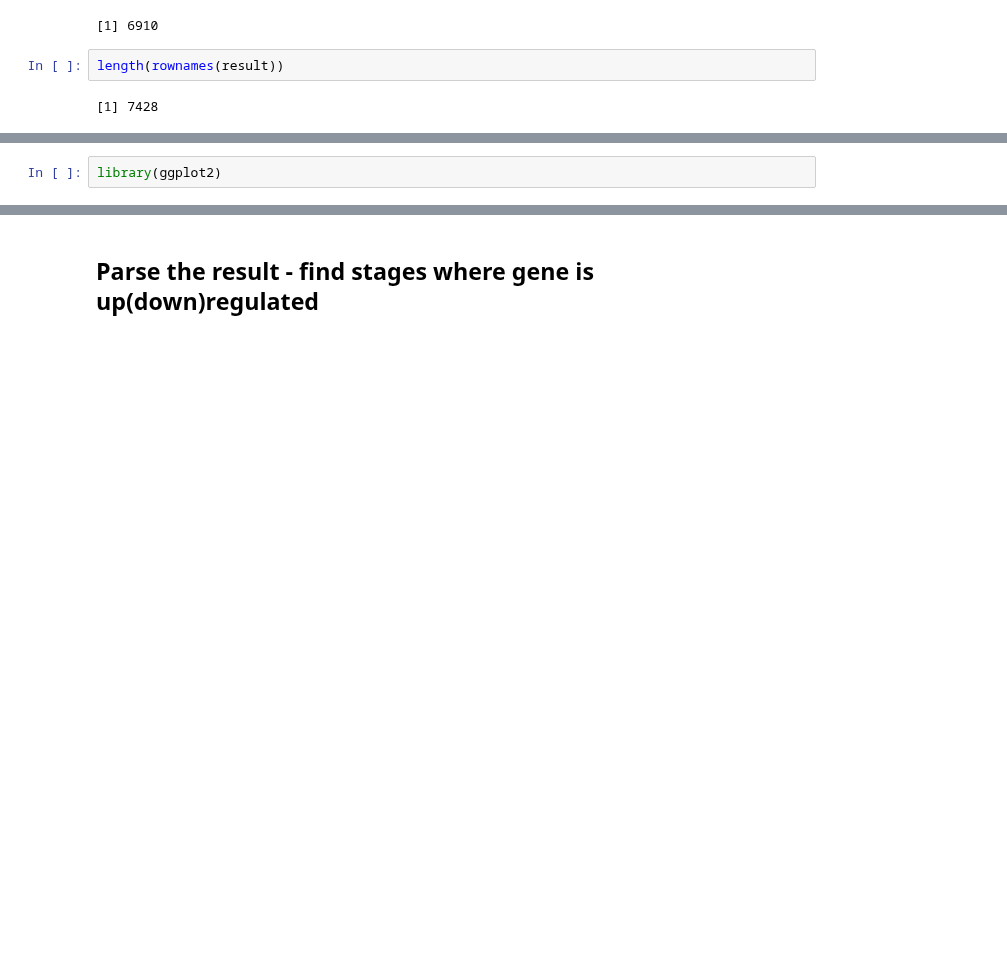
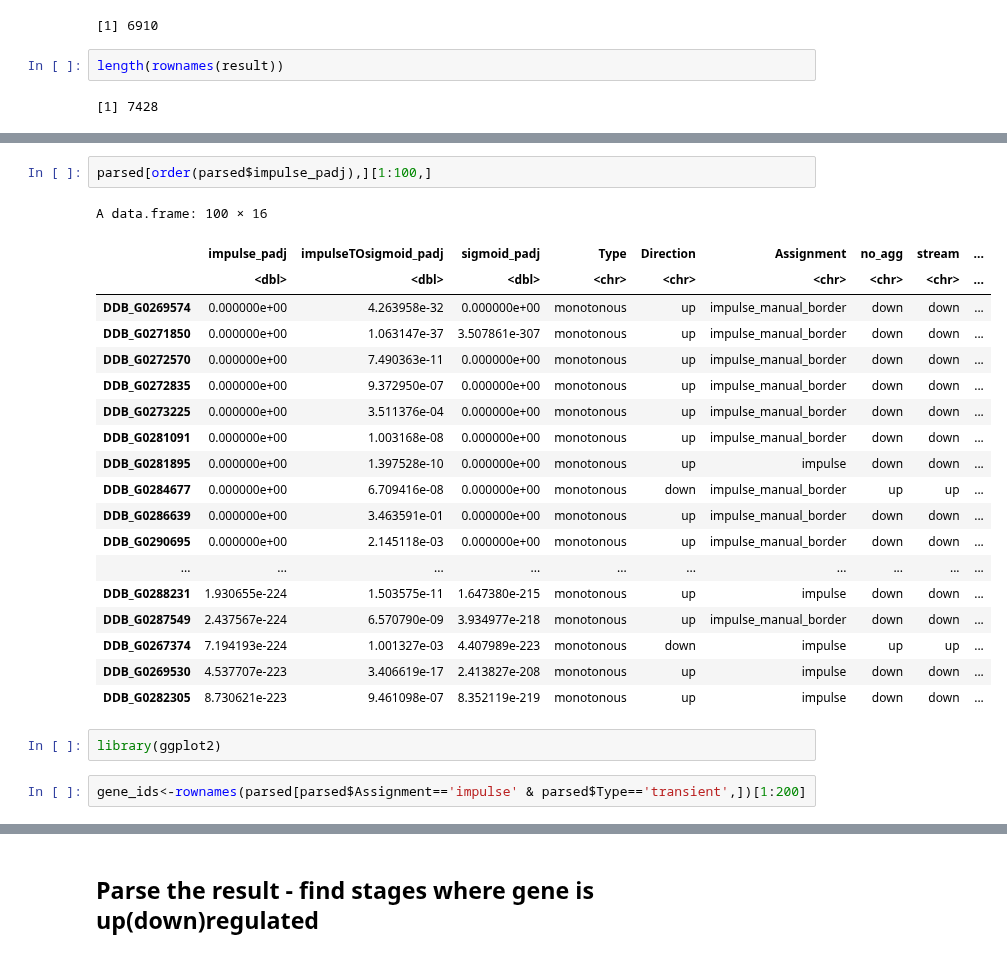
Before and after one commit to biolab/baylor-dicty, a Jupyter notebook: stages_DE/impulse_stages.R.ipynb, the cells around one changed output, grey strips where cells are left out. Cells and saved outputs as stored; diff of their text form; blank space fills up the shorter version.

```diff
--- a/stages_DE/impulse_stages.R.ipynb
+++ b/stages_DE/impulse_stages.R.ipynb
@@ -142,3 +215,27 @@ length(rownames(result))
+# %%
+parsed[order(parsed$impulse_padj),][1:100,]
+# %% [output]
+A data.frame: 100 × 16
+|  | impulse_padj | impulseTOsigmoid_padj | sigmoid_padj | Type | Direction | Assignment | no_agg | stream | ... |
+|  | <dbl> | <dbl> | <dbl> | <chr> | <chr> | <chr> | <chr> | <chr> | ... |
+| DDB_G0269574 | 0.000000e+00 | 4.263958e-32 | 0.000000e+00 | monotonous | up | impulse_manual_border | down | down | ... |
+| DDB_G0271850 | 0.000000e+00 | 1.063147e-37 | 3.507861e-307 | monotonous | up | impulse_manual_border | down | down | ... |
+| DDB_G0272570 | 0.000000e+00 | 7.490363e-11 | 0.000000e+00 | monotonous | up | impulse_manual_border | down | down | ... |
+| DDB_G0272835 | 0.000000e+00 | 9.372950e-07 | 0.000000e+00 | monotonous | up | impulse_manual_border | down | down | ... |
+| DDB_G0273225 | 0.000000e+00 | 3.511376e-04 | 0.000000e+00 | monotonous | up | impulse_manual_border | down | down | ... |
+| DDB_G0281091 | 0.000000e+00 | 1.003168e-08 | 0.000000e+00 | monotonous | up | impulse_manual_border | down | down | ... |
+| DDB_G0281895 | 0.000000e+00 | 1.397528e-10 | 0.000000e+00 | monotonous | up | impulse | down | down | ... |
+| DDB_G0284677 | 0.000000e+00 | 6.709416e-08 | 0.000000e+00 | monotonous | down | impulse_manual_border | up | up | ... |
+| DDB_G0286639 | 0.000000e+00 | 3.463591e-01 | 0.000000e+00 | monotonous | up | impulse_manual_border | down | down | ... |
+| DDB_G0290695 | 0.000000e+00 | 2.145118e-03 | 0.000000e+00 | monotonous | up | impulse_manual_border | down | down | ... |
+| ... | ... | ... | ... | ... | ... | ... | ... | ... | ... |
+| DDB_G0288231 | 1.930655e-224 | 1.503575e-11 | 1.647380e-215 | monotonous | up | impulse | down | down | ... |
+| DDB_G0287549 | 2.437567e-224 | 6.570790e-09 | 3.934977e-218 | monotonous | up | impulse_manual_border | down | down | ... |
+| DDB_G0267374 | 7.194193e-224 | 1.001327e-03 | 4.407989e-223 | monotonous | down | impulse | up | up | ... |
+| DDB_G0269530 | 4.537707e-223 | 3.406619e-17 | 2.413827e-208 | monotonous | up | impulse | down | down | ... |
+| DDB_G0282305 | 8.730621e-223 | 9.461098e-07 | 8.352119e-219 | monotonous | up | impulse | down | down | ... |
 # %%
 library(ggplot2)
+# %%
+gene_ids<-rownames(parsed[parsed$Assignment=='impulse' & parsed$Type=='transient',])[1:200]
 # %%
```
Also changed, not shown: parts of 17 cells of this notebook, 2 other files.
